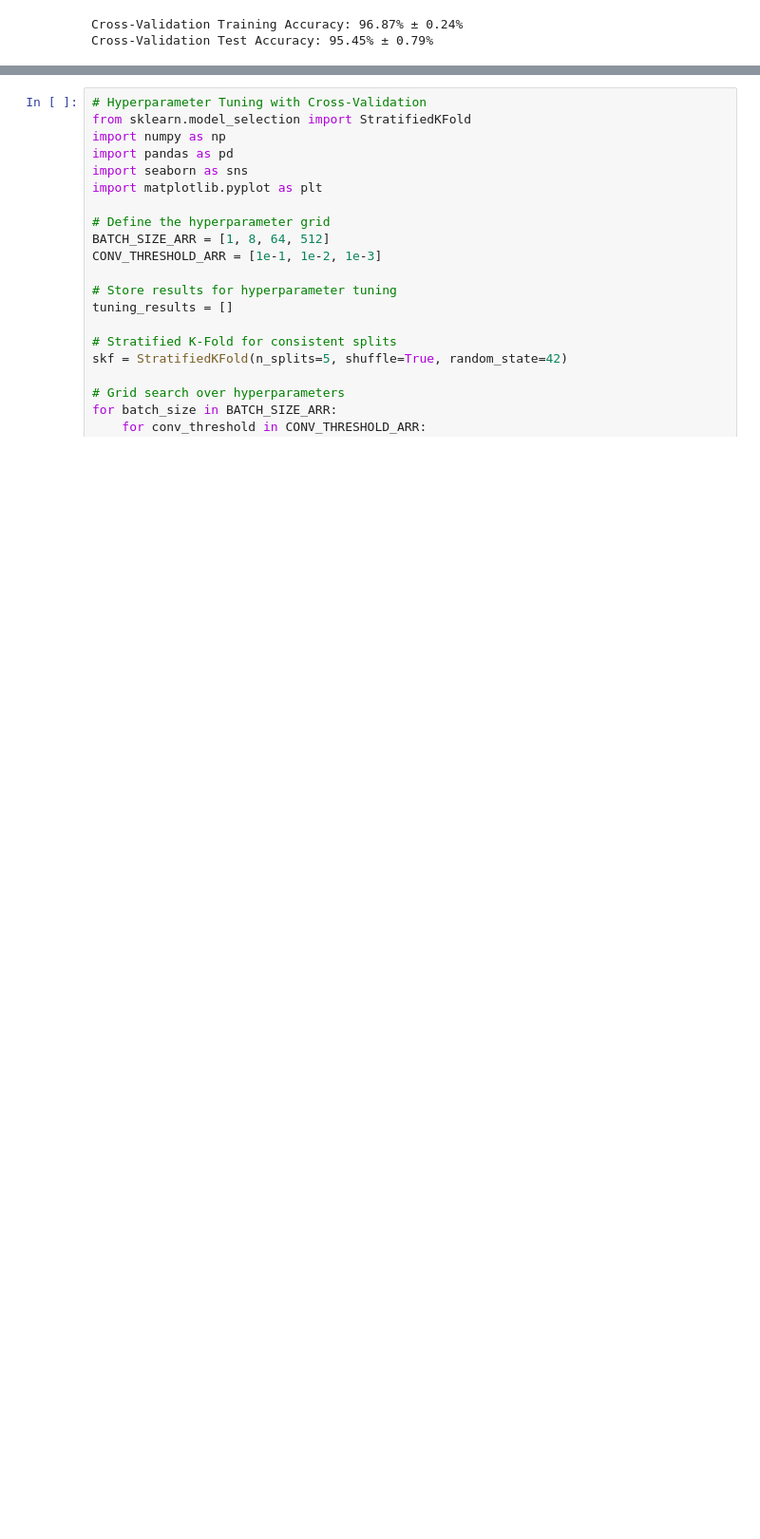
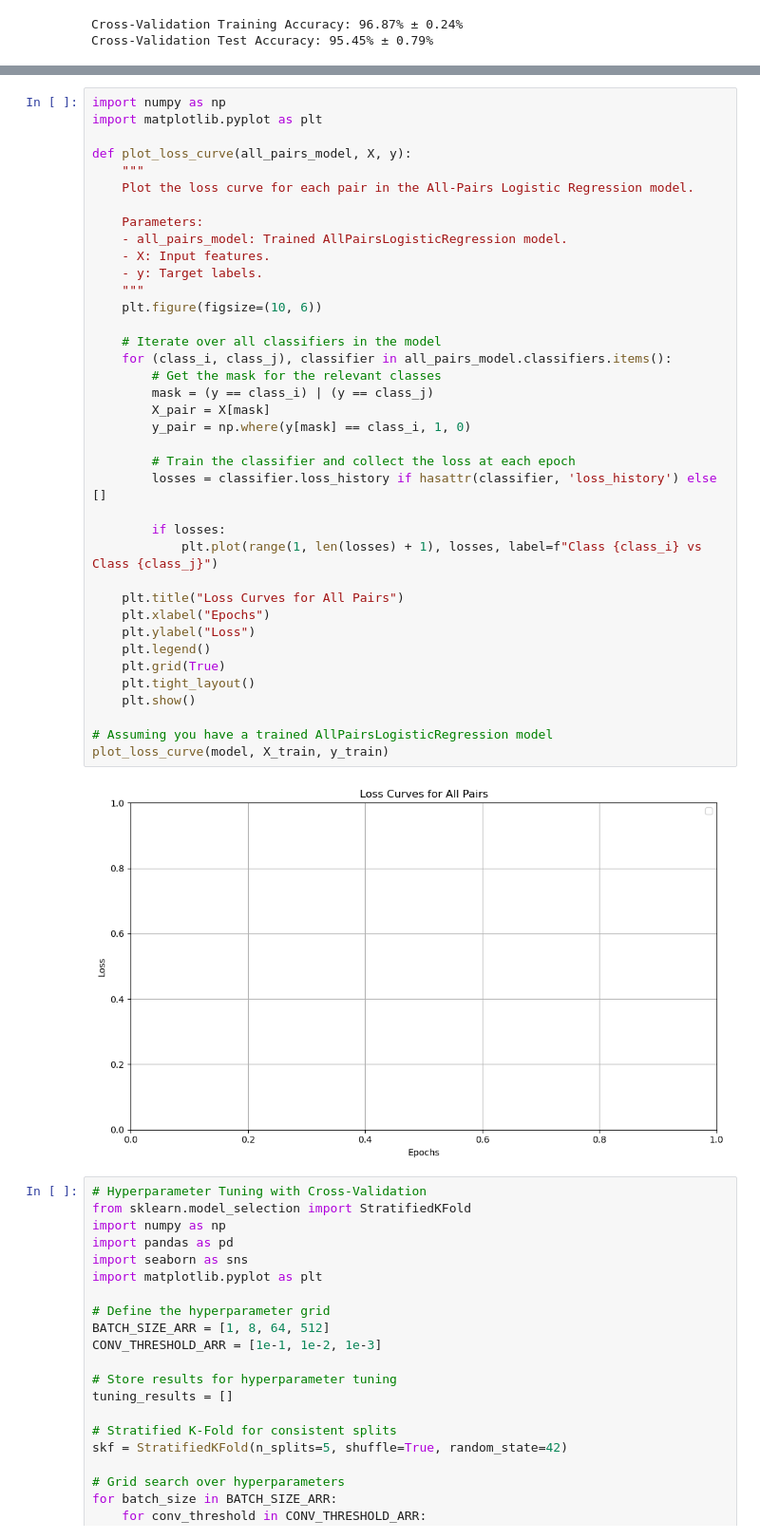
Before and after one commit to ericab322/Multiclass-Classifcation-Algorithm, a Jupyter notebook: notebooks/all_pairs_demo.ipynb, the cells around one changed output, grey strips where cells are left out. Shown at 95% size. Cells and saved outputs as stored; diff of their text form; blank space fills up the shorter version.

```diff
--- a/notebooks/all_pairs_demo.ipynb
+++ b/notebooks/all_pairs_demo.ipynb
@@ -373,3 +430,43 @@ generate_heatmaps_side_by_side(
+# %%
+import numpy as np
+import matplotlib.pyplot as plt
+
+def plot_loss_curve(all_pairs_model, X, y):
+    """
+    Plot the loss curve for each pair in the All-Pairs Logistic Regression model.
+
+    Parameters:
+    - all_pairs_model: Trained AllPairsLogisticRegression model.
+    - X: Input features.
+    - y: Target labels.
+    """
+    plt.figure(figsize=(10, 6))
+
+    # Iterate over all classifiers in the model
+    for (class_i, class_j), classifier in all_pairs_model.classifiers.items():
+        # Get the mask for the relevant classes
+        mask = (y == class_i) | (y == class_j)
+        X_pair = X[mask]
+        y_pair = np.where(y[mask] == class_i, 1, 0)
+
+        # Train the classifier and collect the loss at each epoch
+        losses = classifier.loss_history if hasattr(classifier, 'loss_history') else []
+
+        if losses:
+            plt.plot(range(1, len(losses) + 1), losses, label=f"Class {class_i} vs Class {class_j}")
+
+    plt.title("Loss Curves for All Pairs")
+    plt.xlabel("Epochs")
+    plt.ylabel("Loss")
+    plt.legend()
+    plt.grid(True)
+    plt.tight_layout()
+    plt.show()
+
+# Assuming you have a trained AllPairsLogisticRegression model
+plot_loss_curve(model, X_train, y_train)
+# %% [output]
+[figure, added]
 # %%
 # Hyperparameter Tuning with Cross-Validation
 from sklearn.model_selection import StratifiedKFold
```
Also changed, not shown: parts of 8 cells of this notebook, 4 other files.
